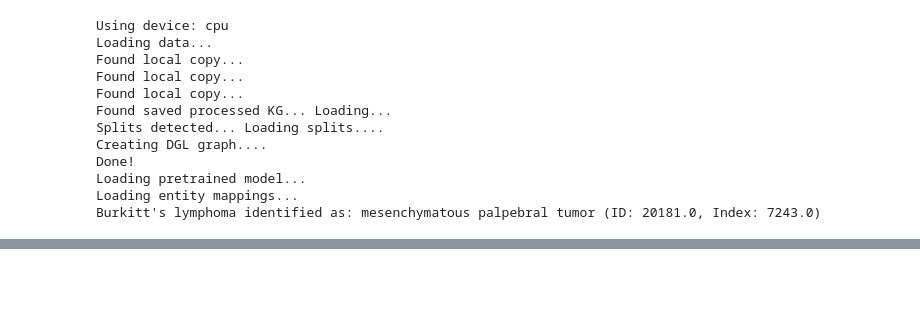
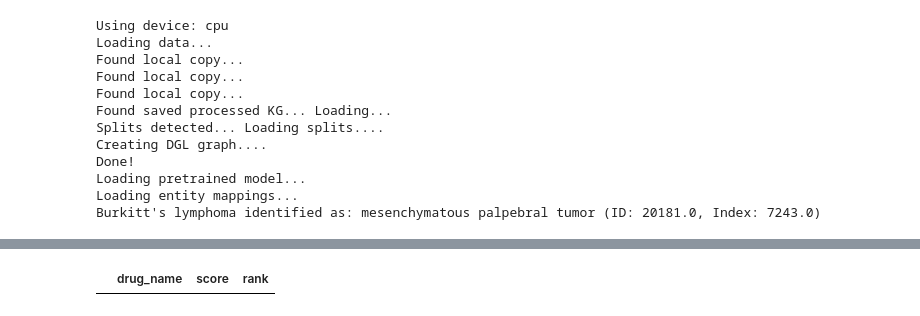
Before and after one commit to shloknatarajan/TxGNN-Burkitts, a Jupyter notebook: scratch.ipynb, the cells around one changed output, grey strips where cells are left out. Cells and saved outputs as stored; diff of their text form; code cells hidden in the pictures; blank space fills up the shorter version.

```diff
--- a/scratch.ipynb
+++ b/scratch.ipynb
@@ -80,0 +140,3 @@ len(all_disease_names)
+# %%
+predictor = DrugPredictor()
+predictor.fuzzy_search_disease('Burkitts lymphoma')
@@ -80,0 +162,3 @@ len(all_disease_names)
+# %%
+results = predictor.predict_for_disease('burkitt lymphoma')
+# %% [output]
@@ -80,0 +167 @@ len(all_disease_names)
+|  | drug_name | score | rank |
```
Also changed, not shown: parts of 33 cells of this notebook, 10 other files.
